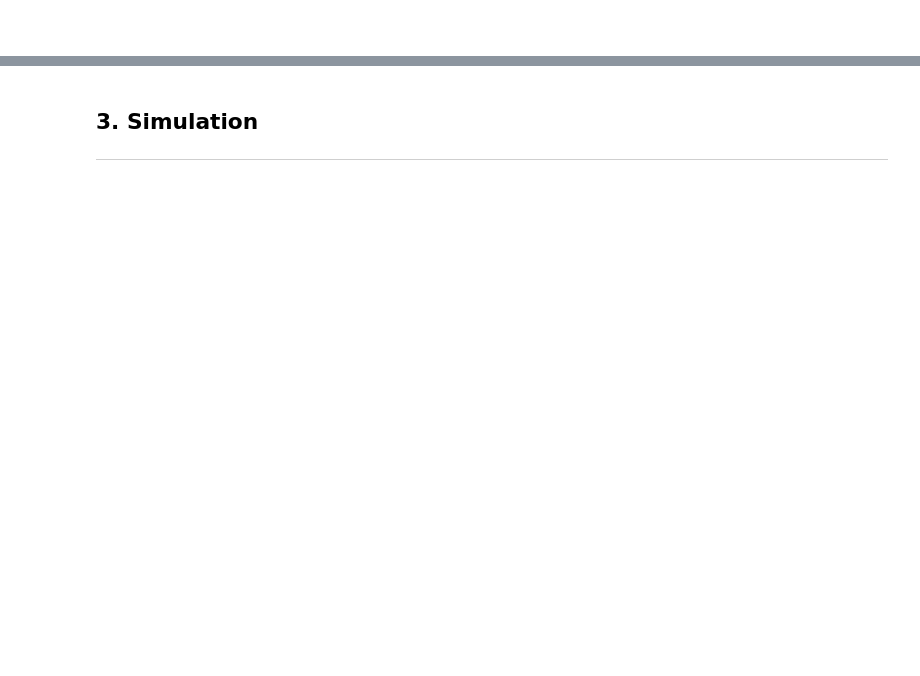
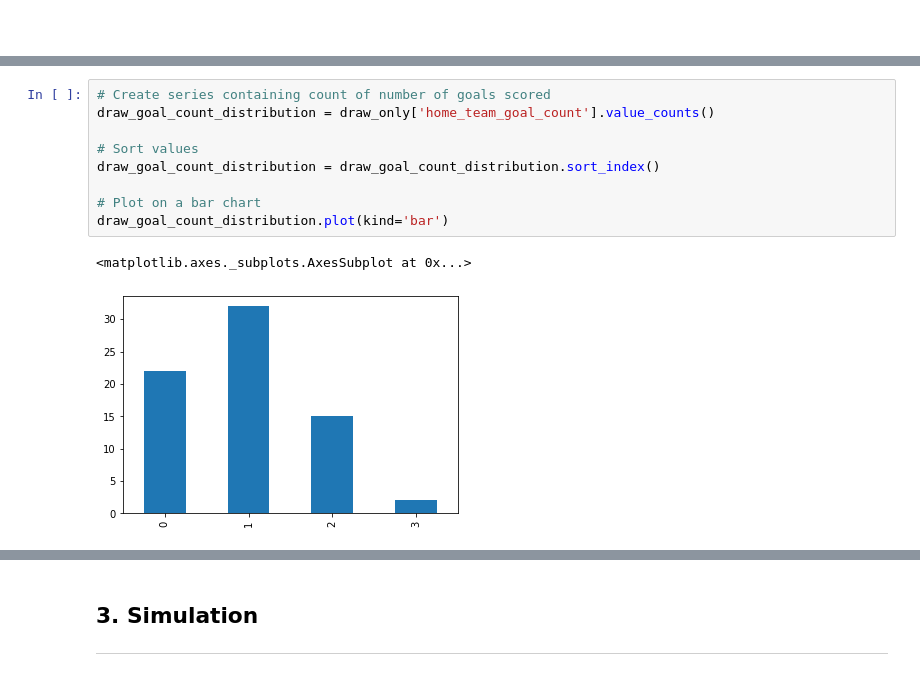
Before and after one commit to colm-o-caoimh/FootballSimulation, a Jupyter notebook: PDA_Project2020.ipynb, the cells around one changed output, grey strips where cells are left out. Cells and saved outputs as stored; diff of their text form; blank space fills up the shorter version.

```diff
--- a/PDA_Project2020.ipynb
+++ b/PDA_Project2020.ipynb
@@ -639,0 +603,12 @@ minValuesObj
+# %%
+# Create series containing count of number of goals scored
+draw_goal_count_distribution = draw_only['home_team_goal_count'].value_counts()
+
+# Sort values
+draw_goal_count_distribution = draw_goal_count_distribution.sort_index()
+
+# Plot on a bar chart
+draw_goal_count_distribution.plot(kind='bar')
+# %% [output]
+<matplotlib.axes._subplots.AxesSubplot at 0x...>
+[figure, added]
```
Also changed, not shown: parts of 65 cells of this notebook.
